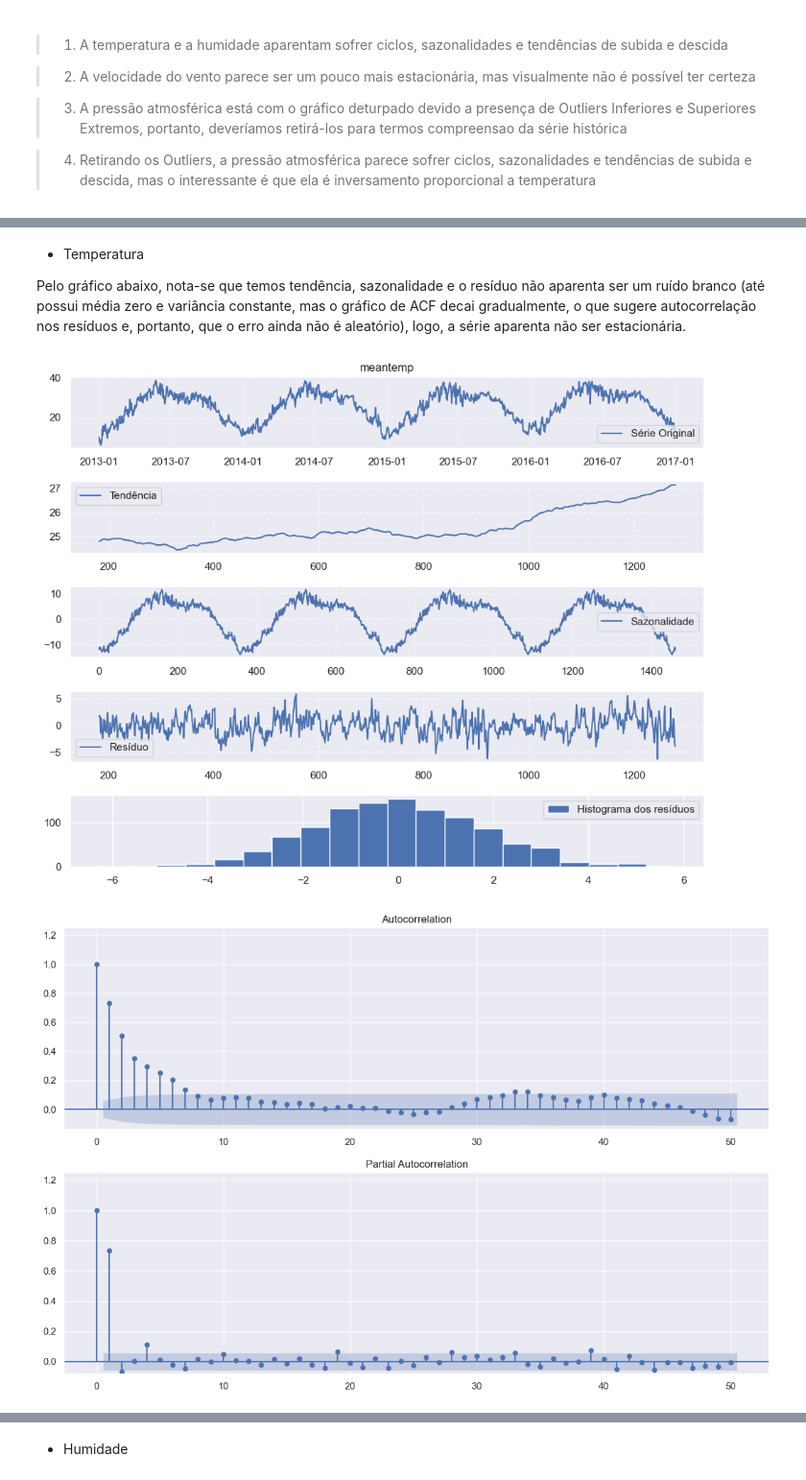
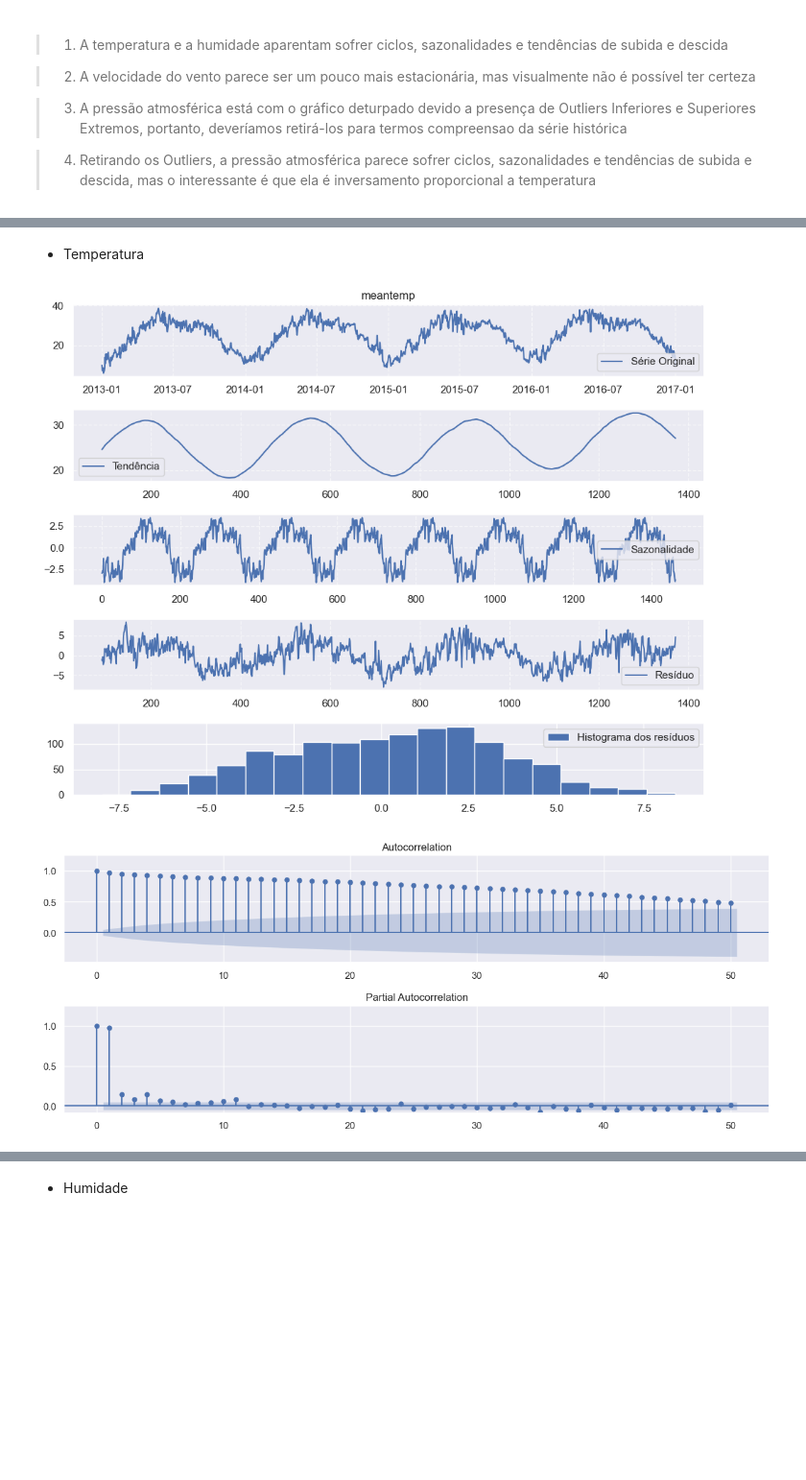
Before and after one commit to leonardovargas10/Modelo_Forecasting_Temperature-, a Jupyter notebook: Modelo_Forecasting.ipynb, the cells around one changed output, grey strips where cells are left out. Shown at 96% size. Saved outputs shown, nothing was run; the diff lists cells and outputs as text; code cells hidden in the pictures; blank space fills up the shorter version.

```diff
--- a/Modelo_Forecasting.ipynb
+++ b/Modelo_Forecasting.ipynb
@@ -95,7 +99,7 @@ def analisa_estacionaridade(series):
         print("\n")
 # %%
 def plota_acf_pacf(series):
-    fig, ax = plt.subplots(2,1, figsize = (12,8))
+    fig, ax = plt.subplots(2,1, figsize = (12,5))
     fig = sm.graphics.tsa.plot_acf(series, lags=50, ax=ax[0], auto_ylims=True)
     fig = sm.graphics.tsa.plot_pacf(series, lags=50, ax=ax[1], auto_ylims=True)
     plt.tight_layout()
@@ -195,16 +193,12 @@ def metricas_modelos_juntos(lista_modelos):
 5. **meanpressure:** Pressão atmosférica
 # %%
 df_climate_train = pd.read_csv('./data/DailyDelhiClimateTrain.csv')
-df_climate_train['date'] = pd.to_datetime(df_climate_train['date'])
-df_climate_train['year'] = df_climate_train['date'].dt.year
-df_climate_train['month'] = df_climate_train['date'].dt.month
+ano_mes_dia(df_climate_train)
 df_climate_train = df_climate_train[['date', 'month', 'year', 'meantemp', 'humidity', 'wind_speed', 'meanpressure']]
 
 
 df_climate_test = pd.read_csv('./data/DailyDelhiClimateTest.csv')
-df_climate_test['date'] = pd.to_datetime(df_climate_test['date'])
-df_climate_test['year'] = df_climate_test['date'].dt.year
-df_climate_test['month'] = df_climate_test['date'].dt.month
+ano_mes_dia(df_climate_test)
 df_climate_test = df_climate_test[['date', 'month', 'year', 'meantemp', 'humidity', 'wind_speed', 'meanpressure']]
 # %% [markdown]
 # <font color='red' style='font-size: 40px;'> 2) Análise Exploratória </font>
@@ -345,12 +335,8 @@ No ADF o teste de hipótese se resume a:
-# %%
-df_climate_train_decompose = df_climate_train.set_index('date')
-# %% [markdown]
-- Temperatura
-
-Pelo gráfico abaixo, nota-se que temos tendência, sazonalidade e o resíduo não aparenta ser um ruído branco (até possui média zero e variância constante, mas o gráfico de ACF decai gradualmente, o que sugere autocorrelação nos resíduos e, portanto, que o erro ainda não é aleatório), logo, a série aparenta não ser estacionária.
+# %% [markdown]
+- Temperatura
 # %%
 # Realizar a decomposição da série temporal
-result = seasonal_decompose(df_climate_train['meantemp'], model='additive', period=365)
+result = seasonal_decompose(df_climate_train['meantemp'], model='additive', period=180)
 
 # o primeiro número (5) representa o número total de linhas, e o segundo número (5) representa o índice do subplot dentro da grade.
 
@@ -361,36 +347,36 @@ plt.subplot(511)
 plt.plot(df_climate_train['date'], df_climate_train['meantemp'], label='Série Original')
 plt.title('meantemp')
 plt.grid(True, linestyle="--", alpha=0.6)
 plt.legend()
 
 plt.subplot(512)
 plt.plot(result.trend, label='Tendência')
 plt.grid(True, linestyle="--", alpha=0.6)
 plt.legend()
 
 plt.subplot(513)
 plt.plot(result.seasonal,label='Sazonalidade')
 plt.grid(True, linestyle="--", alpha=0.6)
 plt.legend()
 
 plt.subplot(514)
 plt.plot(result.resid, label='Resíduo')
 plt.grid(True, linestyle="--", alpha=0.6)
 plt.legend()
 
 plt.subplot(515)
 plt.hist(result.resid, bins=20, label="Histograma dos resíduos")
 plt.legend()
 
 plt.tight_layout()
 plt.show()
 
-plota_acf_pacf(result.resid.dropna())
+plota_acf_pacf(df_climate_train['meantemp'])
 
 analisa_estacionaridade(df_climate_train['meantemp'])
 # %% [output]
-[figure, old version]
+[figure, new version]
-[figure, old version]
+[figure, new version]
 Adfuller
 p-value: 0.277
 Não estacionária com nível de confiança de 95%
```
Also changed, not shown: parts of 25 cells of this notebook, 1 other file.
